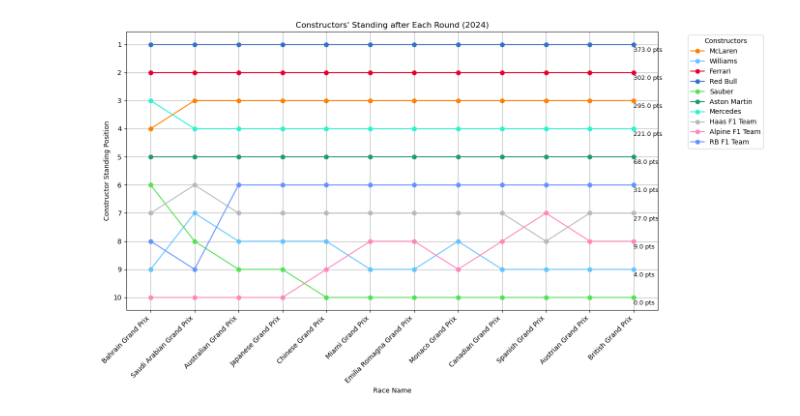
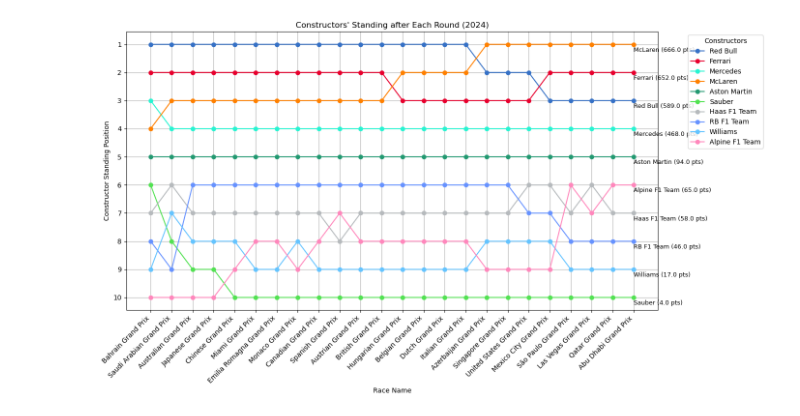
Before and after one commit to jakmate/F1DataAnalysis, a Jupyter notebook: standings.ipynb, the cells around one changed output. Cells and saved outputs as stored; diff of their text form; code cells hidden in the pictures.

```diff
--- a/standings.ipynb
+++ b/standings.ipynb
@@ -32,0 +7,3 @@ custom_colors = getConstructorColours()
+# %%
+api = JolpicaF1API()
+constructorColors = getConstructorColours()
@@ -33 +121,4 @@ custom_colors = getConstructorColours()
+# %%
+driver_performance_2024 = pd.concat(all_driver_standings, ignore_index=True)
+driver_performance_2024['race_name'] = driver_performance_2024['round'].map(race_names)
 # %%
@@ -89,0 +164,11 @@ constructors_performance_2024 = constructors_performance[constructors_performanc
+# %%
+all_constructor_standings = []
+
+print("Collecting constructor standings for each round...")
+for round_num in range(1, last_round + 1):
+    print(f"Fetching constructor data for round {round_num}...")
+    constructor_data = api.getConstructorStandings(2024, round_num)
+    round_standings = extract_constructor_standings(constructor_data)
+    all_constructor_standings.append(round_standings)
+
+    time.sleep(0.5)
@@ -90,42 +193,43 @@ constructors_performance_2024 = constructors_performance[constructors_performanc
+# %%
+constructor_performance_2024 = pd.concat(all_constructor_standings, ignore_index=True)
+constructor_performance_2024['race_name'] = constructor_performance_2024['round'].map(race_names)
 # %%
-# Plotting constructor standings
 plt.figure(figsize=(14, 8))
 
 # Loop through each constructor name to plot their standings over rounds
-for name in constructors_performance_2024['name_x'].unique():
-    constructor_data = constructors_performance_2024[constructors_performance_2024['name_x'] == name]
+for name in constructor_performance_2024['name'].unique():
+    constructor_data = constructor_performance_2024[constructor_performance_2024['name'] == name].sort_values('round')
 
-    # Plotting all points
-    plt.plot(constructor_data['name_y'], constructor_data['position'], marker='o',
-             label=f'{name}', color=custom_colors.get(name, '#000000'), linestyle='-')
 
-    # Adding labels to the last point only, with offset to the right
+    plt.plot(constructor_data['race_name'], constructor_data['position'], marker='o',
+             label=f'{name}', color=constructorColors.get(name, '#000000'), linestyle='-')
+
+    # Adding labels to the last point only
     last_row = constructor_data.iloc[-1]
     plt.text(
-        x=last_row['name_y'],
-        y=last_row['position'] + 0.2,  # Offset label to avoid overlapping with the point
-        s=f'{last_row["points"]} pts',
+        x=last_row['race_name'],
+        y=last_row['position'] + 0.2,  # Offset label slightly
+        s=f'{last_row["name"]} ({last_row["points"]} pts)',
         fontsize=9,
         ha='left',
         va='center',
         color='black'
     )
 
 # Invert y-axis so 1st position is at the top
 plt.gca().invert_yaxis()
 
 # Set y-axis ticks to be every integer value
-max_position = constructors_performance_2024['position'].max()  # Find the maximum position
-plt.yticks(range(1, max_position + 1, 1))
+max_position = constructor_performance_2024['position'].max()
+plt.yticks(range(1, max_position + 1))
 
-# Add labels and title
 plt.xlabel('Race Name')
 plt.ylabel('Constructor Standing Position')
 plt.title('Constructors\' Standing after Each Round (2024)')
-plt.xticks(rotation=45, ha='right')  # Rotate x-axis labels for better readability
+plt.xticks(rotation=45, ha='right')
 plt.legend(title='Constructors', bbox_to_anchor=(1.05, 1), loc='upper left')  # Move legend outside plot
 plt.grid(True)
 plt.tight_layout()
 plt.show()
 # %% [output]
-[figure, old version]
+[figure, new version]
```
Also changed, not shown: parts of 16 cells of this notebook, 2 other files.
